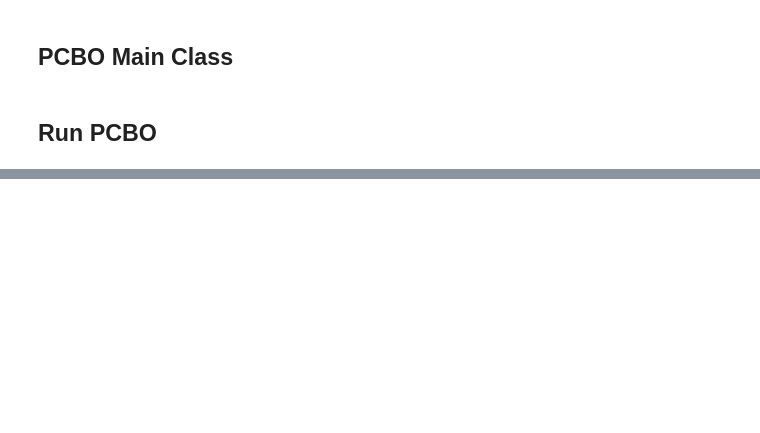
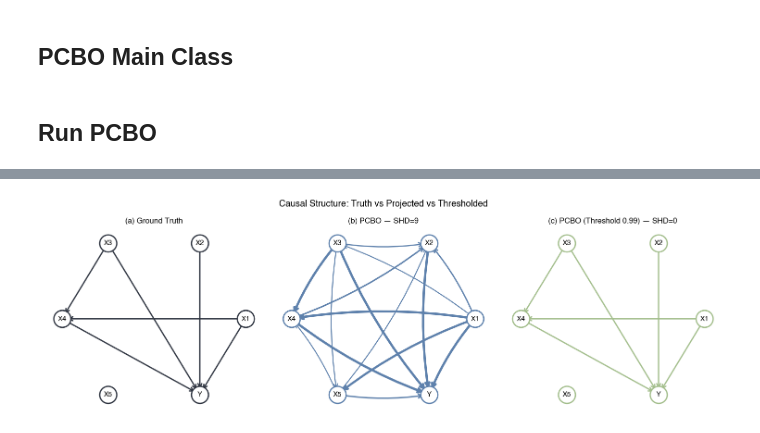
Before and after one commit to ai4ai-lab/preferential-cbo, a Jupyter notebook: demo_pcbo_working.ipynb, the cells around one changed output, grey strips where cells are left out. Saved outputs shown, nothing was run; the diff lists cells and outputs as text; code cells hidden in the pictures; blank space fills up the shorter version.

```diff
--- a/demo_pcbo_working.ipynb
+++ b/demo_pcbo_working.ipynb
@@ -1877,0 +1783,40 @@ High-confidence parents of Y (P >= 0.9995):
+# %%
+# ============================= FIGURE 2: Graphs =============================
+LAYOUT = "circular"
+G_true = nx.DiGraph(true_adj_np)
+pos = (nx.spring_layout(G_true, seed=42) if LAYOUT=="spring" else
+       nx.kamada_kawai_layout(G_true)   if LAYOUT=="kamada_kawai" else
+       nx.circular_layout(G_true))
+
+fig, axes = plt.subplots(1, 3, figsize=(15, 4.8))
+# (a) Truth
+ax = axes[0]
+nx.draw_networkx_nodes(G_true, pos, ax=ax, node_color='white', node_size=700, linewidths=2, edgecolors=COLORS['primary'])
+nx.draw_networkx_edges(G_true, pos, ax=ax, edge_color=COLORS['primary'], width=2, arrowsize=15, arrowstyle='->')
+nx.draw_networkx_labels(G_true, pos, ax=ax, font_size=11, font_weight='semibold', labels={i: pcbo.node_names[i] for i in G_true.nodes()})
+ax.set_title('(a) Ground Truth'); ax.axis('off')
+
+# (b) Projected (thickness ∝ P_full)
+ax = axes[1]
+G_proj = nx.DiGraph(A_proj)
+nx.draw_networkx_nodes(G_proj, pos, ax=ax, node_color='white', node_size=700, linewidths=2, edgecolors=COLORS['secondary'])
+for (i,j) in G_proj.edges():
+    w = P_full[i,j]*3.0 + 0.6
+    nx.draw_networkx_edges(G_proj, pos, ax=ax, edgelist=[(i,j)], edge_color=COLORS['secondary'], width=w, arrowsize=15, arrowstyle='->', connectionstyle='arc3,rad=0.08')
+nx.draw_networkx_labels(G_proj, pos, ax=ax, font_size=11, font_weight='semibold', labels={i: pcbo.node_names[i] for i in G_proj.nodes()})
+ax.set_title(f'(b) PCBO — SHD={m_proj["shd"]}'); ax.axis('off')
+
+# (c) Thresholded
+ax = axes[2]
+G_thr = nx.DiGraph(A_thrproj)
+nx.draw_networkx_nodes(G_thr, pos, ax=ax, node_color='white', node_size=700, linewidths=2, edgecolors=COLORS['success'])
+nx.draw_networkx_edges(G_thr, pos, ax=ax, edge_color=COLORS['success'], width=2, arrowsize=15, arrowstyle='->')
+nx.draw_networkx_labels(G_thr, pos, ax=ax, font_size=11, font_weight='semibold', labels={i: pcbo.node_names[i] for i in G_thr.nodes()})
+ax.set_title(f'(c) PCBO (Threshold {t_star:.2f}) — SHD={m_thr["shd"]}'); ax.axis('off')
+
+plt.suptitle('Causal Structure: Truth vs Projected vs Thresholded', fontsize=14, fontweight='bold')
+plt.tight_layout()
+if SAVE_FIGS: plt.savefig(os.path.join(FIG_DIR, 'graphs_truth_proj_thresh.pdf'), dpi=300, bbox_inches='tight')
+plt.show()
+# %% [output]
+[figure, added]
```
Also changed, not shown: parts of 33 cells of this notebook.
